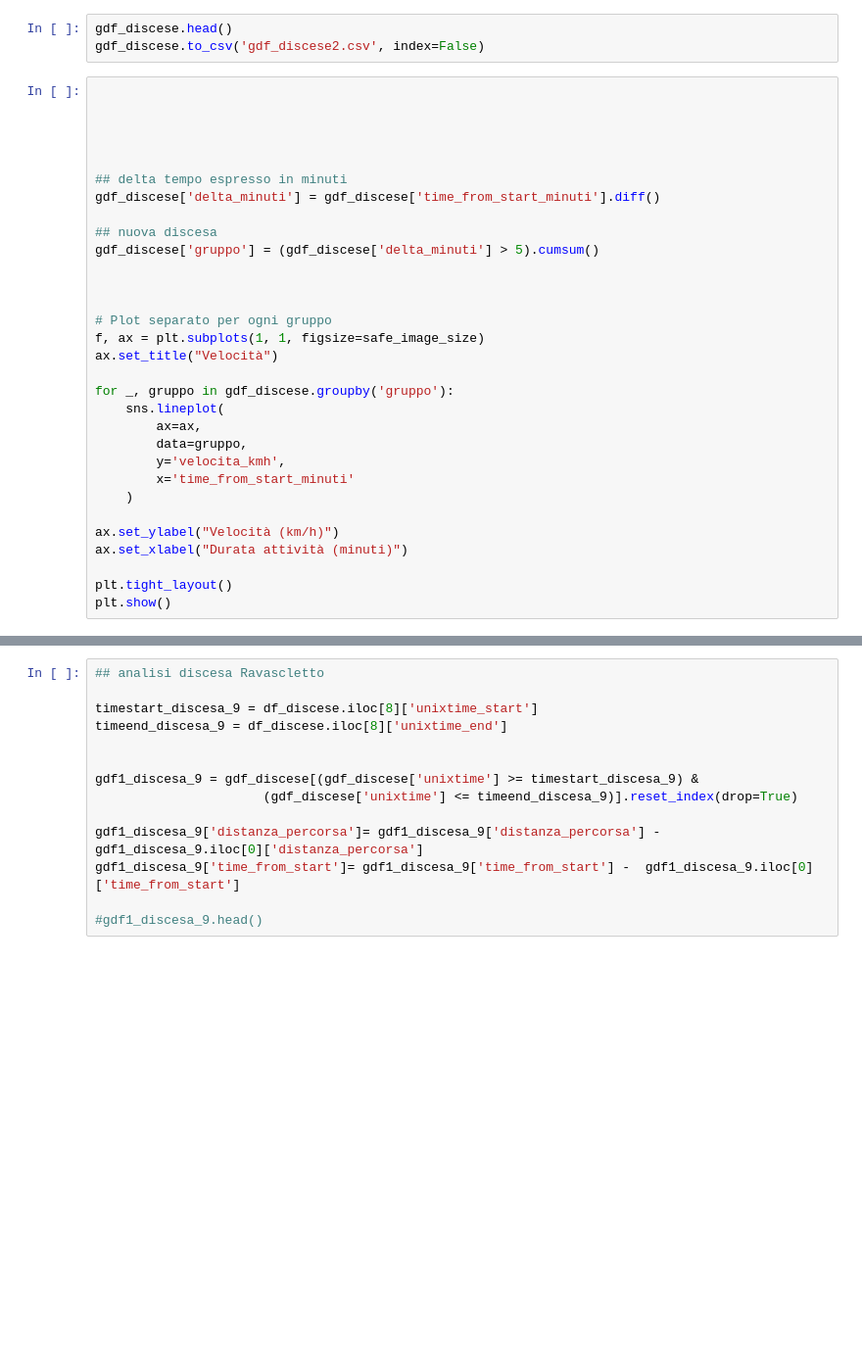
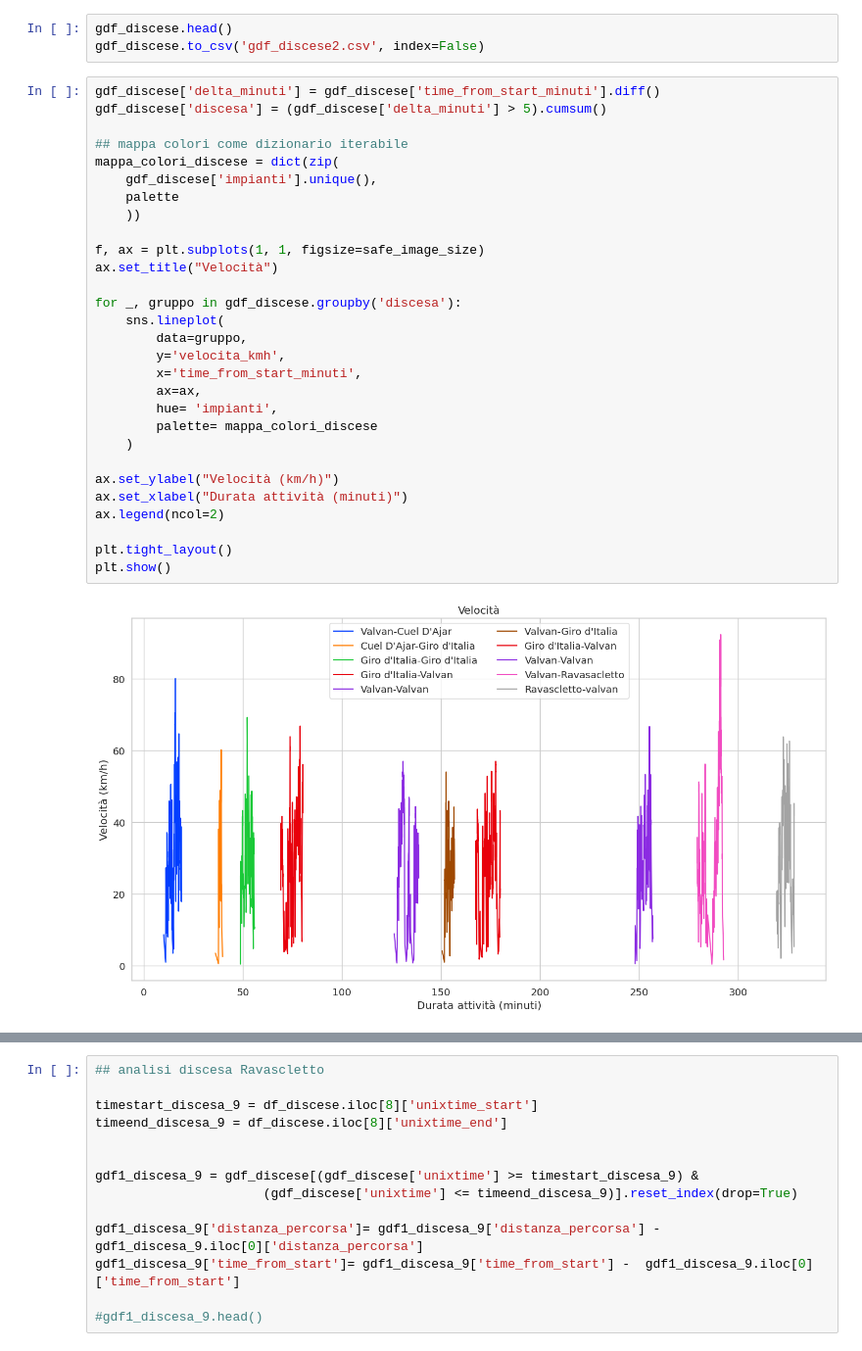
Before and after one commit to thomasmassarutto/DataSlopes, a Jupyter notebook: DataSlopes.ipynb, the cells around one changed output, grey strips where cells are left out. Shown at 98% size. Drawn from its saved outputs; the diff is of its cells as text; blank space fills up the shorter version.

```diff
--- a/DataSlopes.ipynb
+++ b/DataSlopes.ipynb
@@ -779,36 +778,36 @@ for _, row in df_discese.iterrows():
 gdf_discese.head()
 gdf_discese.to_csv('gdf_discese2.csv', index=False)
 # %%
+gdf_discese['delta_minuti'] = gdf_discese['time_from_start_minuti'].diff()
+gdf_discese['discesa'] = (gdf_discese['delta_minuti'] > 5).cumsum()
 
+## mappa colori come dizionario iterabile
+mappa_colori_discese = dict(zip(
+    gdf_discese['impianti'].unique(),
+    palette
+    ))
 
-
-
-
-## delta tempo espresso in minuti
-gdf_discese['delta_minuti'] = gdf_discese['time_from_start_minuti'].diff()
-
-## nuova discesa
-gdf_discese['gruppo'] = (gdf_discese['delta_minuti'] > 5).cumsum()
-
-
-
-# Plot separato per ogni gruppo
 f, ax = plt.subplots(1, 1, figsize=safe_image_size)
 ax.set_title("Velocità")
 
-for _, gruppo in gdf_discese.groupby('gruppo'):
+for _, gruppo in gdf_discese.groupby('discesa'):
     sns.lineplot(
-        ax=ax,
         data=gruppo,
         y='velocita_kmh',
-        x='time_from_start_minuti'
+        x='time_from_start_minuti',
+        ax=ax,
+        hue= 'impianti',
+        palette= mappa_colori_discese
     )
 
 ax.set_ylabel("Velocità (km/h)")
 ax.set_xlabel("Durata attività (minuti)")
+ax.legend(ncol=2)
 
 plt.tight_layout()
 plt.show()
+# %% [output]
+[figure, added]
 # %%
 f, ax = plt.subplots(figsize=safe_image_size)
 
```
Also changed, not shown: parts of 9 cells of this notebook, 1 other file.
